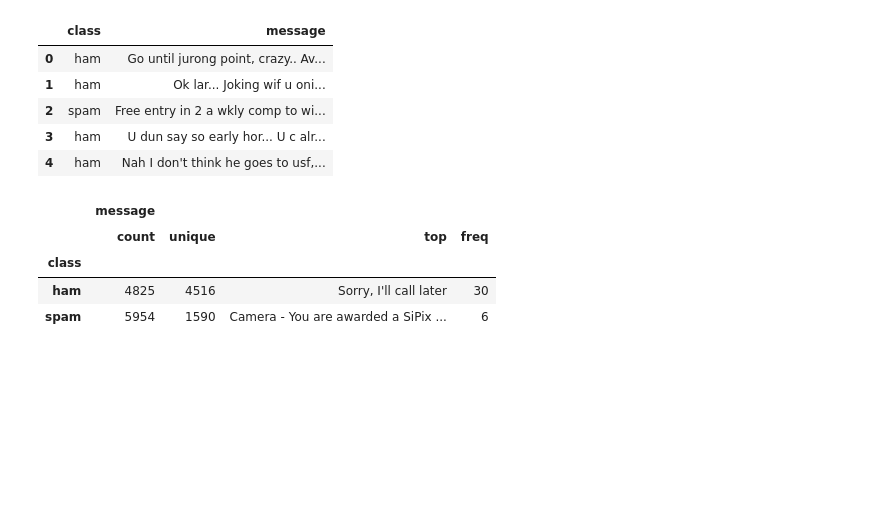
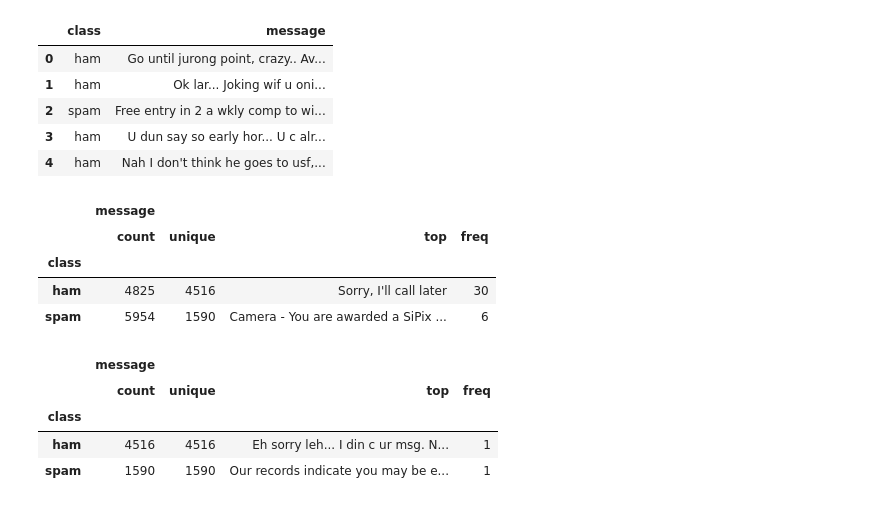
Before and after one commit to MohammedSiddiqui/intro-to-ds-project, a Jupyter notebook: project.ipynb, the cells around one changed output. Drawn from its saved outputs; the diff is of its cells as text; code cells hidden in the pictures; blank space fills up the shorter version.

```diff
--- a/project.ipynb
+++ b/project.ipynb
@@ -104,3 +101,12 @@ combined_norm_data.groupby('class').describe()
 | class |  |  |  |  |
 | ham | 4825 | 4516 | Sorry, I'll call later | 30 |
 | spam | 5954 | 1590 | Camera - You are awarded a SiPix ... | 6 |
+# %%
+combined_norm_data_unique = combined_norm_data.copy().drop_duplicates()
+combined_norm_data_unique.groupby('class').describe()
+# %% [output]
+|  | message |  |  |  |
+|  | count | unique | top | freq |
+| class |  |  |  |  |
+| ham | 4516 | 4516 | Eh sorry leh... I din c ur msg. N... | 1 |
+| spam | 1590 | 1590 | Our records indicate you may be e... | 1 |
```
Also changed, not shown: parts of 6 cells of this notebook, 1 other file.
